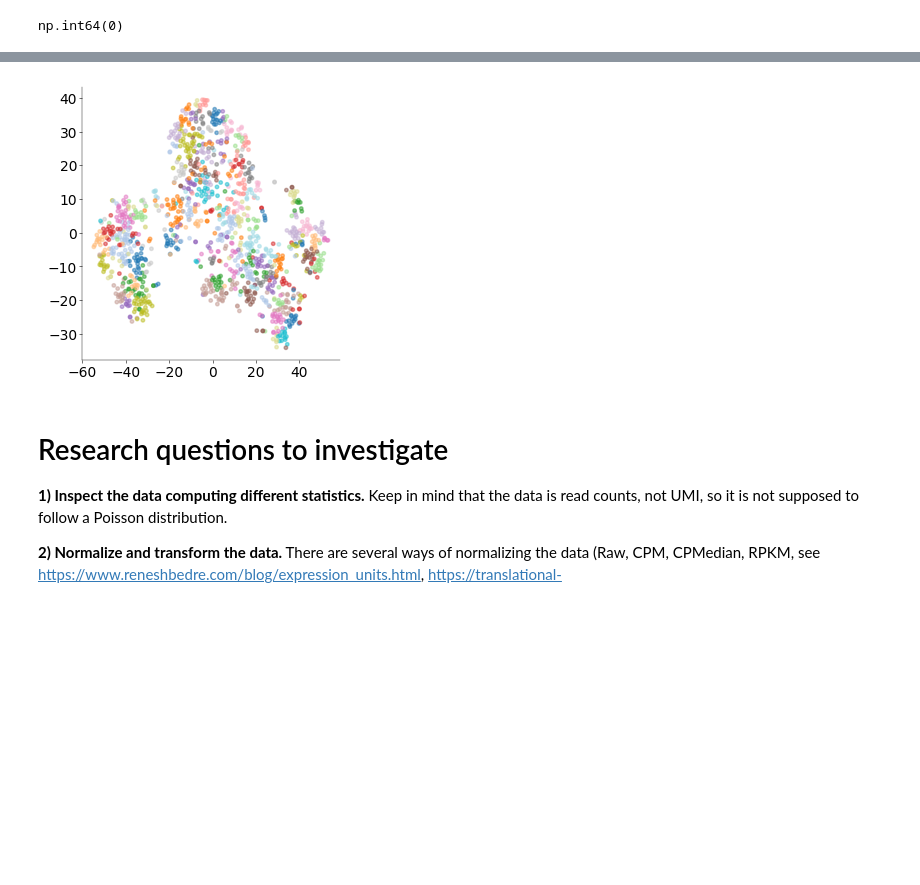
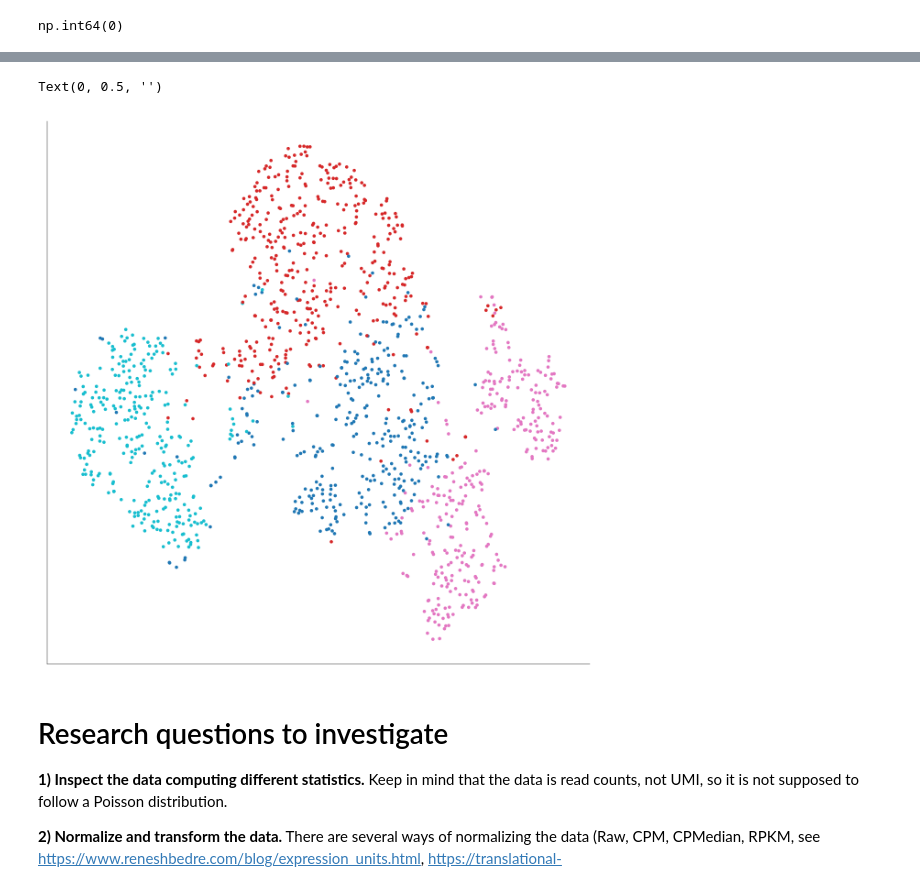
Before and after one commit to Artemii-Shlychkov/NDS_project, a Jupyter notebook: notebooks/Practical_notebook.ipynb, the cells around one changed output, grey strips where cells are left out. Drawn from its saved outputs; the diff is of its cells as text; code cells hidden in the pictures; blank space fills up the shorter version.

Commit message:
PCA, TSNE and GMM for electrophysiological data

```diff
--- a/notebooks/Practical_notebook.ipynb
+++ b/notebooks/Practical_notebook.ipynb
@@ -274,0 +353,6 @@ ax.axis = "equal"
+# %%
+# Get the optimal number of clusters for the sklearn GMM
+sklearn_model_index, sklearn_cluster_index = np.where(sklearn_BIC == sklearn_BIC.min())
+sklearn_optimal_cluster_number = possible_clusters[sklearn_cluster_index[0]]
+sklearn_lowest_bic = sklearn_BIC[sklearn_model_index[0], :]
+print(f"Optimal number of clusters: {sklearn_optimal_cluster_number}")
@@ -274,0 +372,14 @@ ax.axis = "equal"
+# %%
+colors = ["red", "blue", "green", "purple", "orange", "black"]
+gmm = GMM(n_components=sklearn_optimal_cluster_number, random_state=42).fit(
+    ephysData_filtered
+)
+cluster_ids = gmm.predict(ephysData_filtered)
+likelihood = gmm.score_samples(ephysData_filtered)  # log likelihood
+means = gmm.means_
+covariances = gmm.covariances_
+
+plt.scatter(PCinit[:, 0], PCinit[:, 1], s=10, c=cluster_ids, cmap="tab10", alpha=1)
+plt.xlabel("PC1")
+plt.ylabel("PC2")
+plt.show()
@@ -275,12 +388,19 @@ ax.axis = "equal"
 # %%
-gmm = GMM(n_components=88, random_state=42).fit(ephysData_filtered)
-cluster_ids = gmm.predict(ephysData_filtered)
+Z = TSNE(
+    init=PCinit, early_exaggeration=4, random_state=42, perplexity=20
+).fit_transform(ephysData_filtered)
 
-fig, ax = plt.subplots(1, 1, figsize=(3, 3))
-ax.scatter(Z[:, 0], Z[:, 1], s=25, c=cluster_ids, cmap="tab20", alpha=0.5)
-ax.axis = "equal"
+fig, ax = plt.subplots(1, 1, figsize=(6, 6))
+ax.scatter(Z[:, 0], Z[:, 1], c=cluster_ids, cmap="tab10", s=10)
+ax.set_xlabel("tSNE1")
+ax.set_ylabel("tSNE2")
+ax.set_xticks([])
+ax.set_yticks([])
+ax.set_xlabel("")
+ax.set_ylabel("")
 # %% [output]
+Text(0, 0.5, '')
-[figure, old version]
+[figure, new version]
 # %% [markdown]
 # Research questions to investigate
 
```
Also changed, not shown: parts of 9 cells of this notebook.
